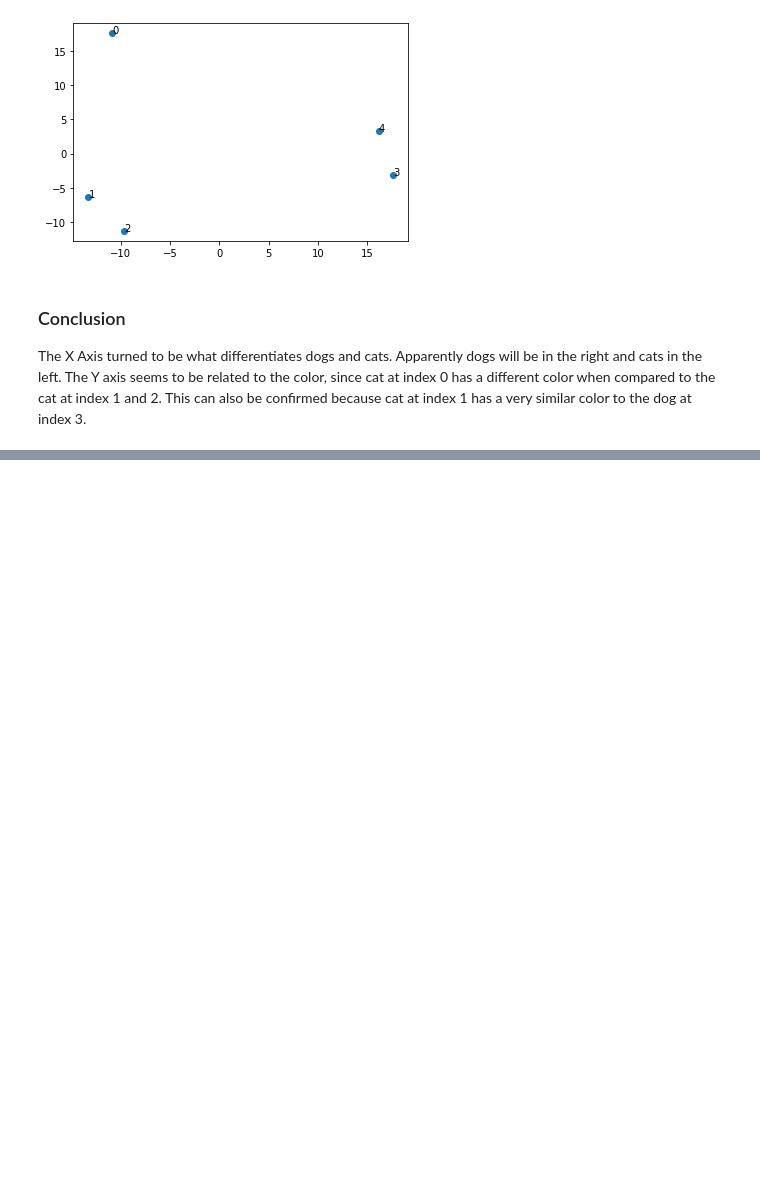
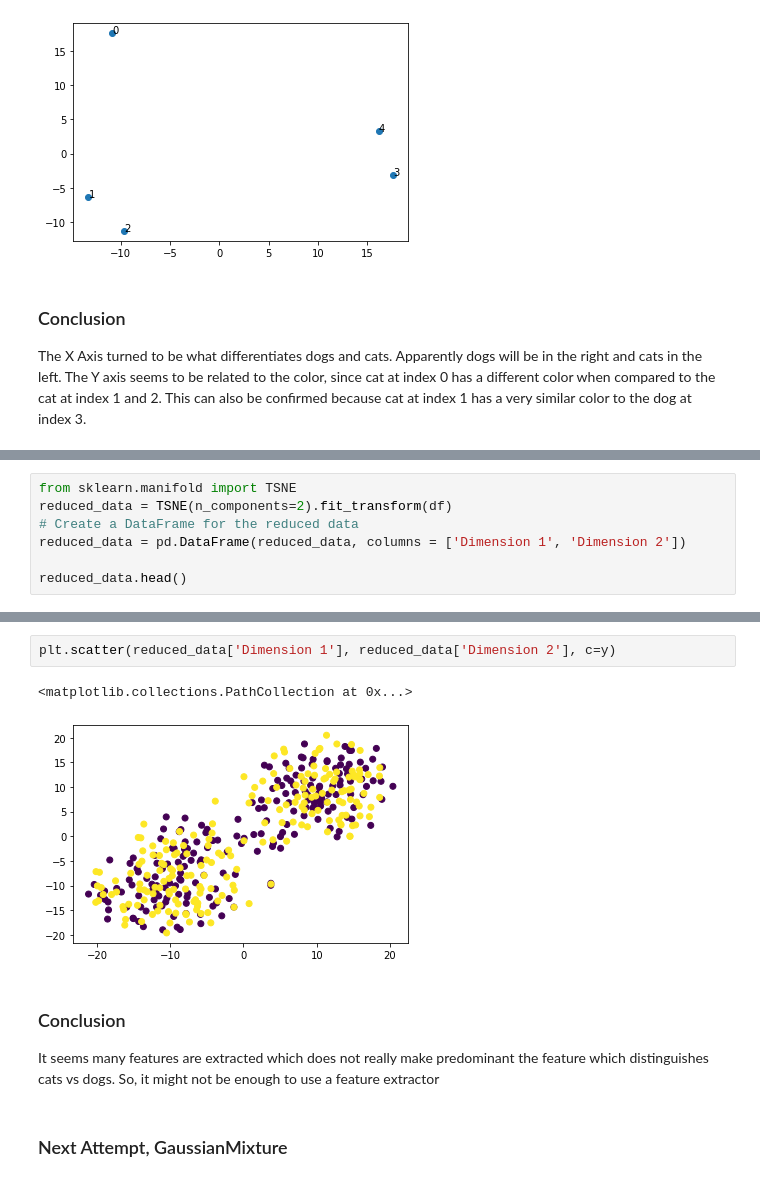
Before and after one commit to WittmannF/DL-plagiarism-detector, a Jupyter notebook: Plagiarism_Detector.ipynb, the cells around one changed output, grey strips where cells are left out. Saved outputs shown, nothing was run; the diff lists cells and outputs as text; blank space fills up the shorter version.

```diff
--- a/Plagiarism_Detector.ipynb
+++ b/Plagiarism_Detector.ipynb
@@ -145,0 +241,7 @@ The X Axis turned to be what differentiates dogs and cats. Apparently dogs will
+# %%
+from sklearn.manifold import TSNE
+reduced_data = TSNE(n_components=2).fit_transform(df)
+# Create a DataFrame for the reduced data
+reduced_data = pd.DataFrame(reduced_data, columns = ['Dimension 1', 'Dimension 2'])
+
+reduced_data.head()
@@ -145,0 +255,10 @@ The X Axis turned to be what differentiates dogs and cats. Apparently dogs will
+# %%
+plt.scatter(reduced_data['Dimension 1'], reduced_data['Dimension 2'], c=y)
+# %% [output]
+<matplotlib.collections.PathCollection at 0x...>
+[figure, added]
+# %% [markdown]
+### Conclusion
+It seems many features are extracted which does not really make predominant the feature which distinguishes cats vs dogs. So, it might not be enough to use a feature extractor
+# %% [markdown]
+### Next Attempt, GaussianMixture
```
Also changed, not shown: parts of 26 cells of this notebook.
